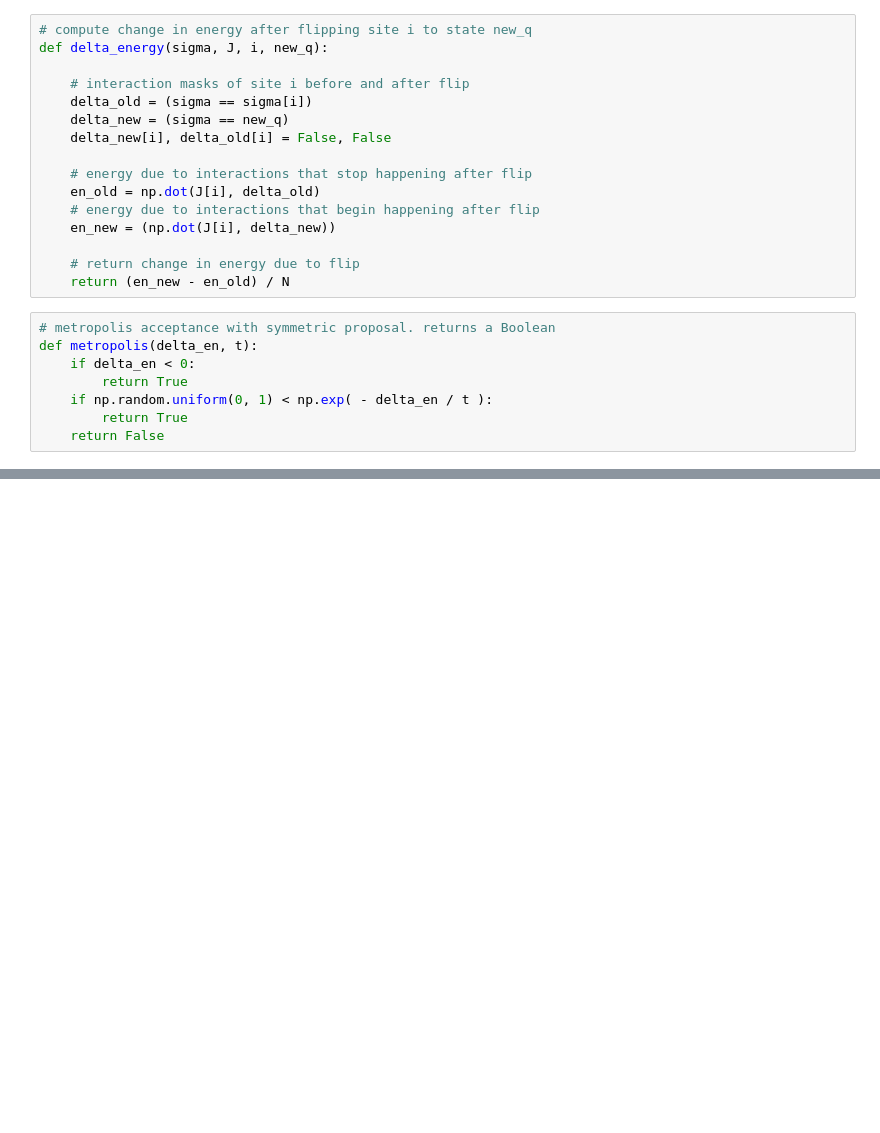
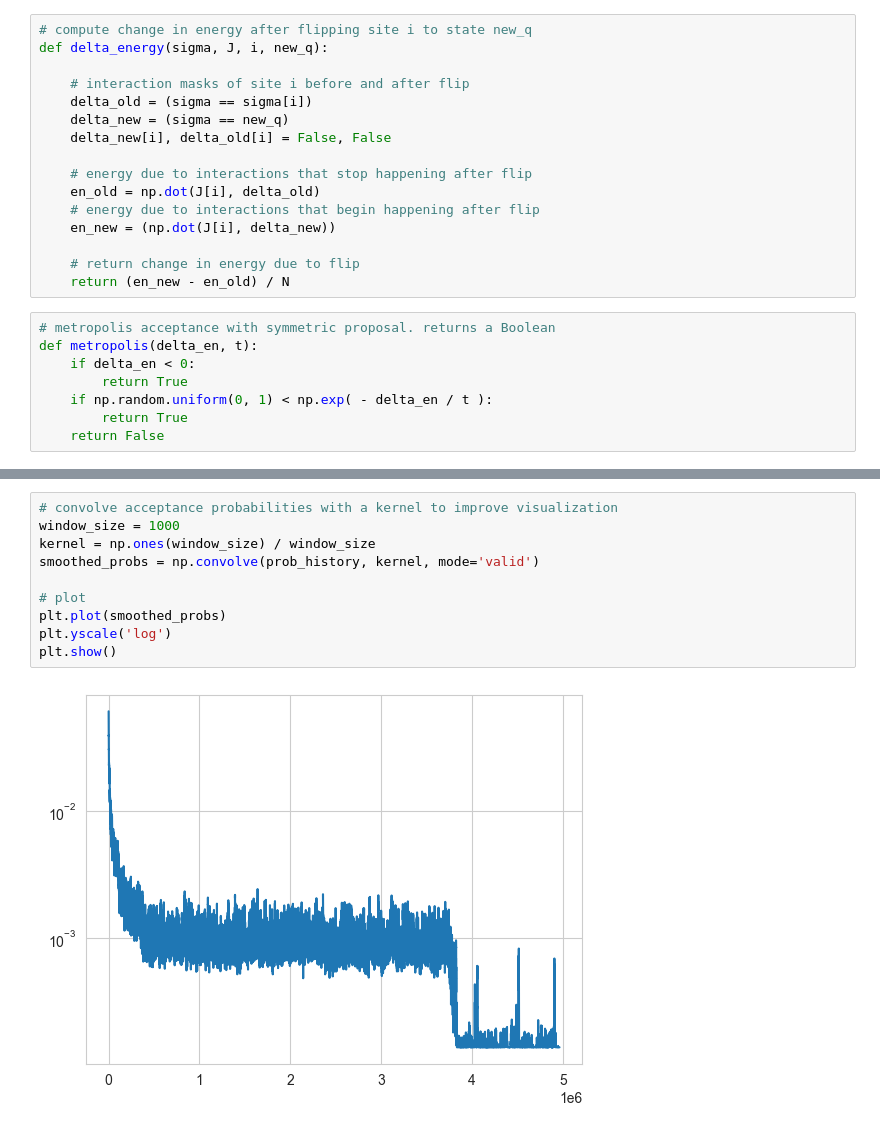
Before and after one commit to DarioFi/Potts-model-phase-transitions, a Jupyter notebook: Potts.ipynb, the cells around one changed output, grey strips where cells are left out. Cells and saved outputs as stored; diff of their text form; blank space fills up the shorter version.

```diff
--- a/Potts.ipynb
+++ b/Potts.ipynb
@@ -160 +189,13 @@ Fraction of accepted proposals: 0.9272
+# %%
+# convolve acceptance probabilities with a kernel to improve visualization
+window_size = 1000
+kernel = np.ones(window_size) / window_size
+smoothed_probs = np.convolve(prob_history, kernel, mode='valid')
+
+# plot
+plt.plot(smoothed_probs)
+plt.yscale('log')
+plt.show()
+# %% [output]
+[figure, added]
 # %%
```
Also changed, not shown: parts of 7 cells of this notebook, 1 other file.
